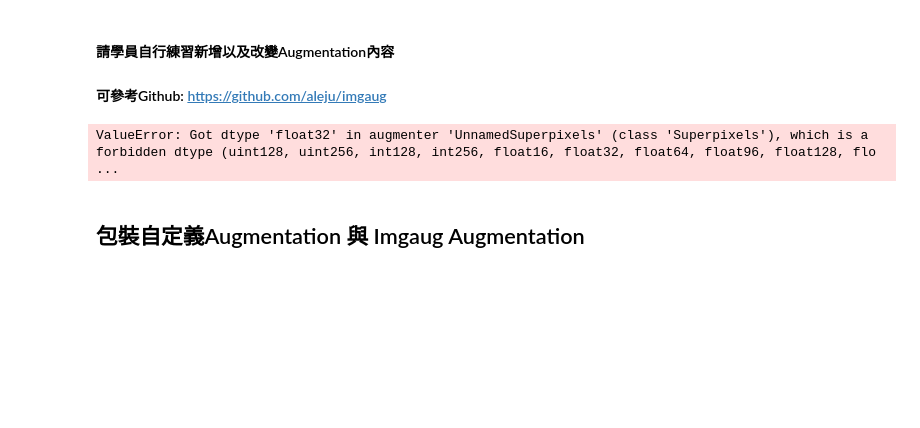
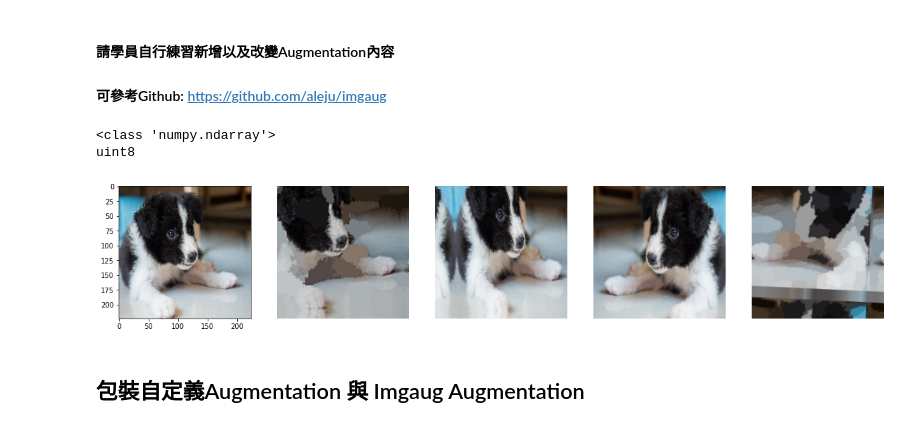
Before and after one commit to edan123/DL-CVMarathon, a Jupyter notebook: homework/Day016_Image Augmentation_HW.ipynb, the cells around one changed output. Drawn from its saved outputs; the diff is of its cells as text; code cells hidden in the pictures; blank space fills up the shorter version.

```diff
--- a/homework/Day016_Image Augmentation_HW.ipynb
+++ b/homework/Day016_Image Augmentation_HW.ipynb
@@ -181,7 +181,7 @@ img = cv2.cvtColor(img, cv2.COLOR_BGR2RGB) #Cv2讀進來是BGR，轉成RGB
 img_origin=img.copy()
 img= np.array(img, dtype=np.float32)
 
-img_combine=np.array([img,img,img,img],dtype=np.float32)
+img_combine=np.array([img,img,img,img],dtype=np.uint8)
 
 sometimes = lambda aug: iaa.Sometimes(0.5, aug) # Sometimes(0.5, ...) 代表每次都有50%的機率運用不同的Augmentation
 
@@ -200,35 +200,38 @@ seq = iaa.Sequential([
         rotate=(-10, 10),
         shear=(-8, 8),
         order=[0, 1],
         cval=(0, 255),
         mode=ia.ALL
     )),
     sometimes(iaa.Superpixels(p_replace=(0, 1.0), n_segments=(20, 200))), # convert images into their superpixel representation
     sometimes(iaa.OneOf([
     iaa.GaussianBlur((0, 3.0)), # blur images
                     iaa.AverageBlur(k=(1,3)), # blur image using local means with kernel sizes between 1 and 3
                     iaa.MedianBlur(k=(3, 5)), # blur image using local medians with kernel sizes between 3 and 5
                 ])),
      sometimes(iaa.Sharpen(alpha=(0, 0.2), lightness=(0.1, 0.4))), # sharpen images
      sometimes(iaa.Emboss(alpha=(0, 0.3), strength=(0, 0.5))), # emboss images
     ],random_order=True)
 
 
-
+print(type(img_combine))
+print(img_combine.dtype)
 images_aug = seq.augment_images(img_combine) ## Image Augmentation
 
 ##畫出來
 i=1
 plt.figure(figsize=(20,20))
 for image in images_aug:
     plt.subplot(1, 5, 1)
     plt.imshow(img_origin.astype(np.uint8))
     plt.subplot(1, 5, i+1)
     plt.imshow(image.astype(np.uint8))
     plt.axis('off')
     i+=1
 # %% [output]
-ValueError: Got dtype 'float32' in augmenter 'UnnamedSuperpixels' (class 'Superpixels'), which is a forbidden dtype (uint128, uint256, int128, int256, float16, float32, float64, float96, float128, flo ...
+<class 'numpy.ndarray'>
+uint8
+[figure, added]
 # %% [markdown]
 ## 包裝自定義Augmentation 與 Imgaug Augmentation
 # %%
```
Also changed, not shown: parts of 2 cells of this notebook.
